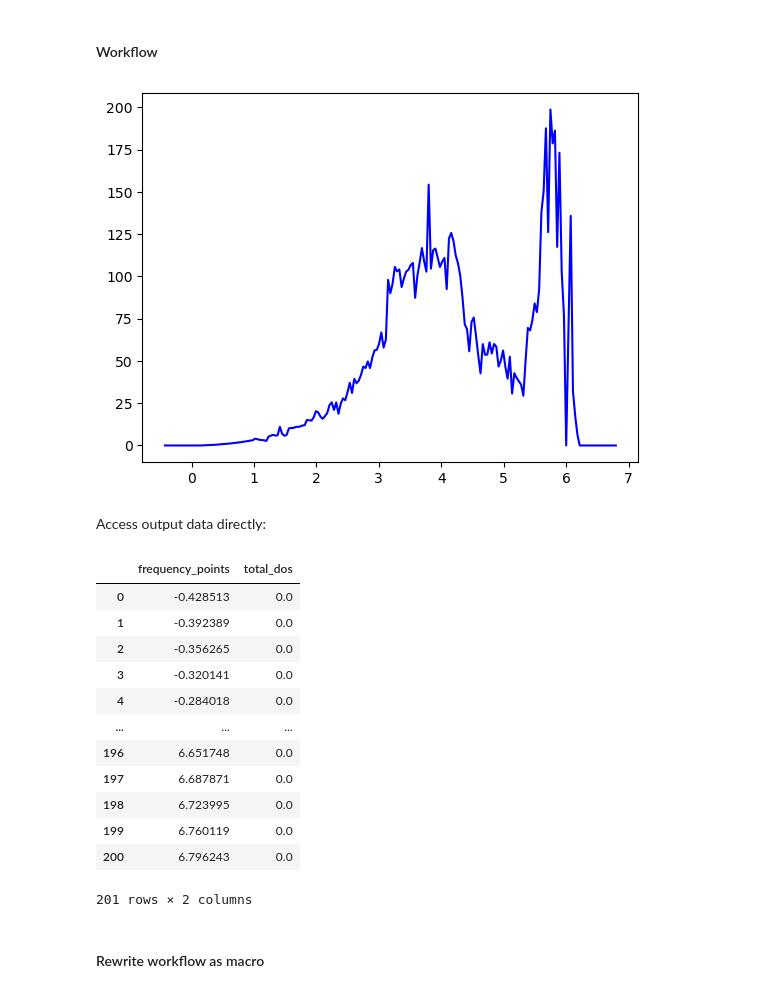
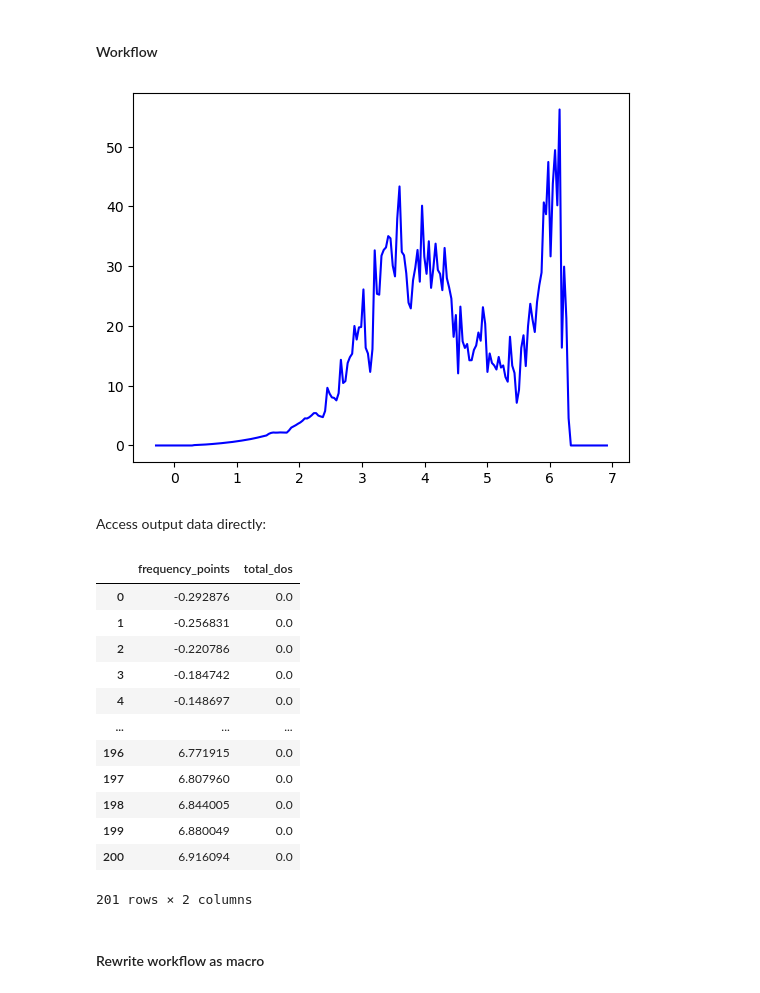
Before and after one commit to pyiron/pyiron_nodes, a Jupyter notebook: notebooks/examples.ipynb, the cells around one changed output. Saved outputs shown, nothing was run; the diff lists cells and outputs as text; code cells hidden in the pictures.

```diff
--- a/notebooks/examples.ipynb
+++ b/notebooks/examples.ipynb
@@ -210,43 +220,54 @@ Wall time: 10 μs
 # %%
 from pyiron_workflow import Workflow
 
 wf = Workflow("phonons")
 atomistic = pn.atomistic
-from pyiron_nodes.atomistic.property.phonons import InputPhonopyGenerateSupercells
 
 wf.engine = atomistic.engine.ase.M3GNet() #.run()
-wf.supercell = atomistic.structure.build.cubic_bulk_cell(element='Al', cell_size=3, vacancy_index=0)
-wf.calc = atomistic.calculator.ase.static(structure=wf.supercell, engine=wf.engine)
-wf.phonon = atomistic.property.phonons.create_phonopy(structure=wf.supercell,
-                                                      engine=wf.engine,
-                                                      parameters=InputPhonopyGenerateSupercells())
+wf.supercell = atomistic.structure.build.CubicBulkCell(
+    element='Al',
+    cell_size=2,
+    vacancy_index=0
+)
+wf.calc = atomistic.calculator.ase.Static(
+    structure=wf.supercell,
+    engine=wf.engine
+)
+wf.phonon = atomistic.property.phonons.CreatePhonopy(
+    structure=wf.supercell,
+    engine=wf.engine,
+)
 # wf.check = atomistic.property.phonons.check_consistency(phonopy=wf.phonon.outputs.phonopy)
-wf.phonon_dos = atomistic.property.phonons.get_total_dos(phonopy=wf.phonon.outputs.phonopy)
-wf.plot_dos = pn.plotting.Plot(x=wf.phonon_dos.frequency_points,
-                                            y=wf.phonon_dos.total_dos,
-                                            symbol='',
-                                            title='phonon dos')
+wf.phonon_dos = atomistic.property.phonons.GetTotalDos(
+    phonopy=wf.phonon.outputs.phonopy
+)
+wf.plot_dos = pn.plotting.Plot(
+    x=wf.phonon_dos.frequency_points,
+    y=wf.phonon_dos.total_dos,
+    symbol='',
+    title='phonon dos'
+)
 
 out = wf.run()
 # %% [output]
-[figure, old version]
+[figure, new version]
 # %% [markdown]
 Access output data directly:
 # %%
 wf.phonon_dos.outputs.total_dos.value
 # %% [output]
 |  | frequency_points | total_dos |
-| 0 | -0.428513 | 0.0 |
-| 1 | -0.392389 | 0.0 |
-| 2 | -0.356265 | 0.0 |
-| 3 | -0.320141 | 0.0 |
-| 4 | -0.284018 | 0.0 |
+| 0 | -0.292876 | 0.0 |
+| 1 | -0.256831 | 0.0 |
+| 2 | -0.220786 | 0.0 |
+| 3 | -0.184742 | 0.0 |
+| 4 | -0.148697 | 0.0 |
 | ... | ... | ... |
-| 196 | 6.651748 | 0.0 |
-| 197 | 6.687871 | 0.0 |
-| 198 | 6.723995 | 0.0 |
-| 199 | 6.760119 | 0.0 |
-| 200 | 6.796243 | 0.0 |
+| 196 | 6.771915 | 0.0 |
+| 197 | 6.807960 | 0.0 |
+| 198 | 6.844005 | 0.0 |
+| 199 | 6.880049 | 0.0 |
+| 200 | 6.916094 | 0.0 |
 201 rows × 2 columns
 # %% [markdown]
 #### Rewrite workflow as macro
```
Also changed, not shown: parts of 17 cells of this notebook.
